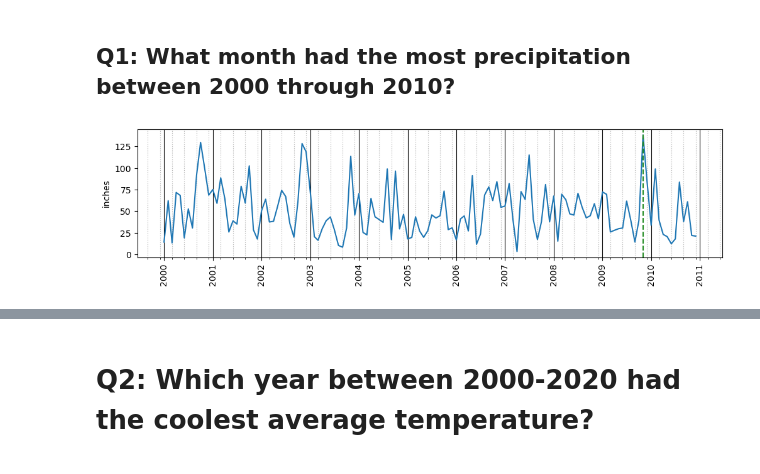
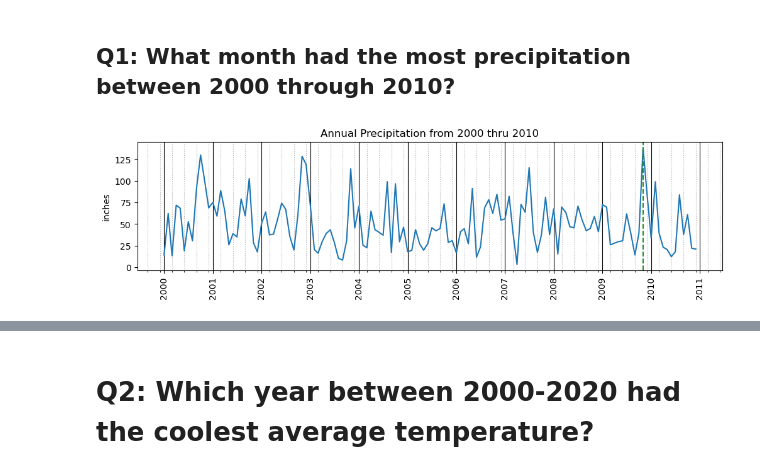
Before and after one commit to pylabview/Core_Resampling_Datetime-_ata, a Jupyter notebook: (Core) Resampling Datetime Data.ipynb, the cells around one changed output, grey strips where cells are left out. Cells and saved outputs as stored; diff of their text form; code cells hidden in the pictures.

```diff
--- a/(Core) Resampling Datetime Data.ipynb
+++ b/(Core) Resampling Datetime Data.ipynb
@@ -252,30 +252,31 @@ max_precip = ts_MS_res.max()
 # %%
 ## creating our tick locators and formatters
 ## for minor month ticks
 # create the locator to place ticks every 3 months.
 loc_3months = mdates.MonthLocator(interval=3)
 fmt_months = mdates.DateFormatter("")
 ## for major year ticks
 loc_year = mdates.YearLocator()
 fmt_year = mdates.DateFormatter("%Y")
 ## Make the fig and axis first
 # plot the time series with pandas
 fig, ax = plt.subplots(figsize=(12,3))
 ax.plot(ts_MS_res.index,ts_MS_res.values)
+plt.title("Annual Precipitation from 2000 thru 2010")
 ## customize minor ticks
 ax.xaxis.set_minor_locator(loc_3months)
 ax.xaxis.set_minor_formatter(fmt_months)
 ## customize major ticks
 ax.axvline(date_max_precip,color='forestgreen',ls='--', label= "Max Precipitation")
 ax.xaxis.set_major_locator(loc_year)
 ax.xaxis.set_major_formatter(fmt_year)
 ## Making major/minor gridlines visually distinct
 ax.grid(which='minor',axis='x',ls=":")
 ax.grid(which='major',axis='x',color='k')
 ax.set_ylabel('inches')
 fig.autofmt_xdate(rotation=90,ha='center')
 # %% [output]
-[figure, old version]
+[figure, new version]
 # %%
 print(f"The highest montly preciptation was {max_precip} inches, which occured on {date_max_precip.strftime('%B')} .")
 # %% [output]
```
Also changed, not shown: parts of 7 cells of this notebook.
